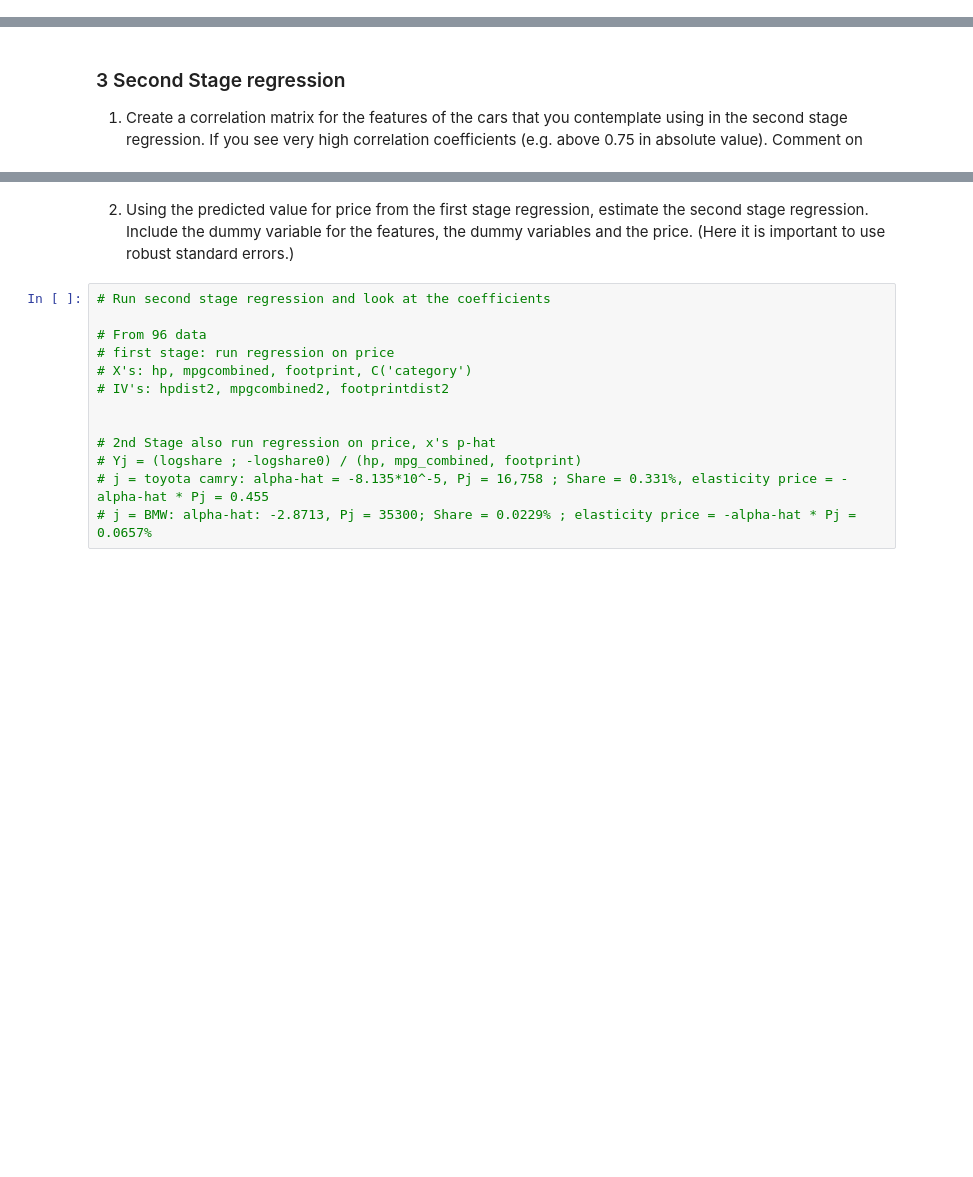
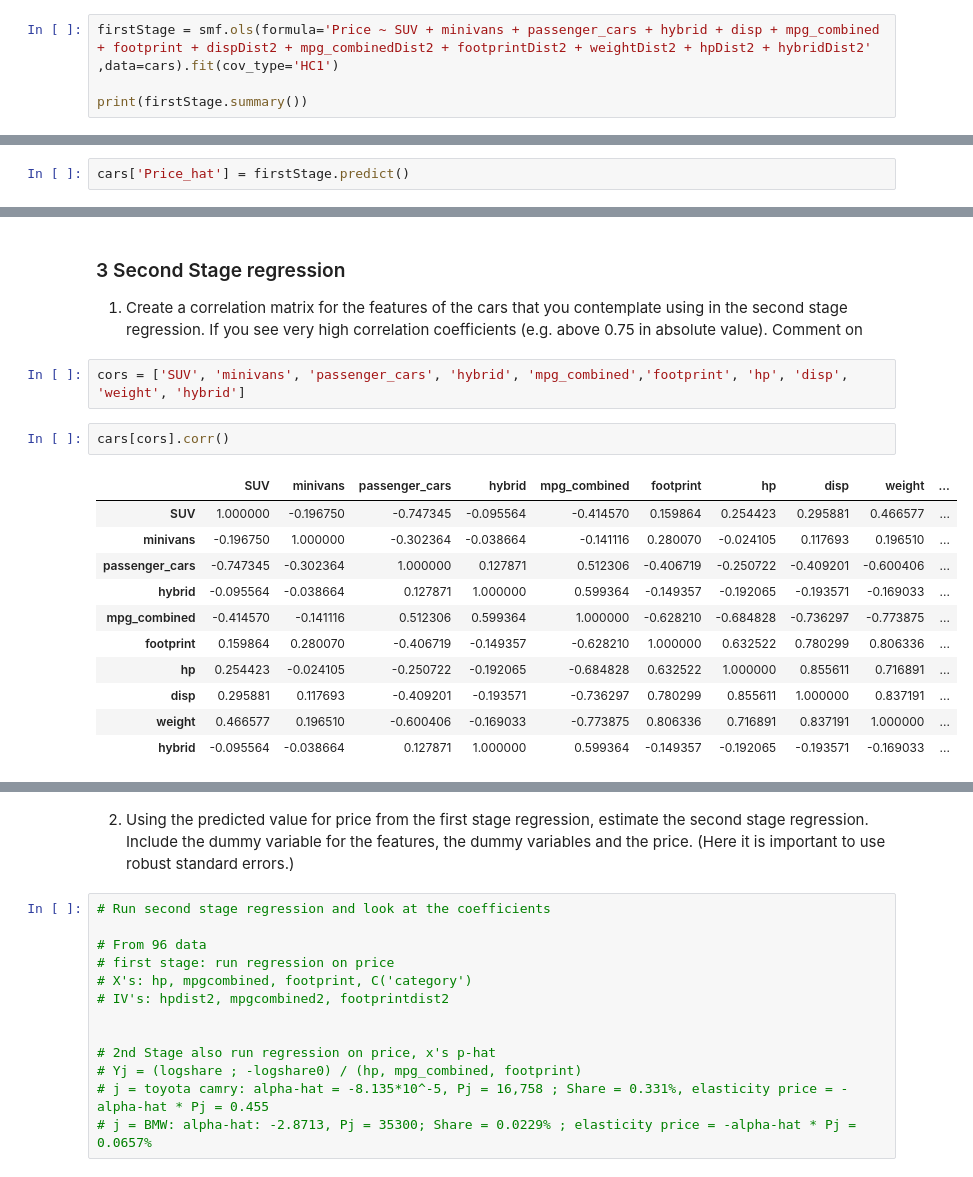
Before and after one commit to joshuamcurtis/DemandEstimationProject, a Jupyter notebook: DemandEstimationProject.ipynb, the cells around one changed output, grey strips where cells are left out. Saved outputs shown, nothing was run; the diff lists cells and outputs as text; blank space fills up the shorter version.

```diff
--- a/DemandEstimationProject.ipynb
+++ b/DemandEstimationProject.ipynb
@@ -470,2 +499,6 @@ strong multicollinearity or other numerical problems.
 # %% [markdown]
 2. estimate the first stage regression and save the predicted values.
+# %%
+firstStage = smf.ols(formula='Price ~ SUV + minivans + passenger_cars + hybrid + disp + mpg_combined + footprint + dispDist2 + mpg_combinedDist2 + footprintDist2 + weightDist2 + hpDist2 + hybridDist2' ,data=cars).fit(cov_type='HC1')
+
+print(firstStage.summary())
@@ -472,2 +523,4 @@ strong multicollinearity or other numerical problems.
+# %%
+cars['Price_hat'] = firstStage.predict()
 # %% [markdown]
 3. What is the R2 parameter of the first stage regression? Is it high enough to believe that the instrumental variables you included are relevant to predicting the price?
@@ -476,3 +539,19 @@ strong multicollinearity or other numerical problems.
 # %% [markdown]
 ### 3 Second Stage regression
 1. Create a correlation matrix for the features of the cars that you contemplate using in the second stage regression. If you see very high correlation coefficients (e.g. above 0.75 in absolute value). Comment on
+# %%
+cors = ['SUV', 'minivans', 'passenger_cars', 'hybrid', 'mpg_combined','footprint', 'hp', 'disp', 'weight', 'hybrid']
+# %%
+cars[cors].corr()
+# %% [output]
+|  | SUV | minivans | passenger_cars | hybrid | mpg_combined | footprint | hp | disp | weight | ... |
+| SUV | 1.000000 | -0.196750 | -0.747345 | -0.095564 | -0.414570 | 0.159864 | 0.254423 | 0.295881 | 0.466577 | ... |
+| minivans | -0.196750 | 1.000000 | -0.302364 | -0.038664 | -0.141116 | 0.280070 | -0.024105 | 0.117693 | 0.196510 | ... |
+| passenger_cars | -0.747345 | -0.302364 | 1.000000 | 0.127871 | 0.512306 | -0.406719 | -0.250722 | -0.409201 | -0.600406 | ... |
+| hybrid | -0.095564 | -0.038664 | 0.127871 | 1.000000 | 0.599364 | -0.149357 | -0.192065 | -0.193571 | -0.169033 | ... |
+| mpg_combined | -0.414570 | -0.141116 | 0.512306 | 0.599364 | 1.000000 | -0.628210 | -0.684828 | -0.736297 | -0.773875 | ... |
+| footprint | 0.159864 | 0.280070 | -0.406719 | -0.149357 | -0.628210 | 1.000000 | 0.632522 | 0.780299 | 0.806336 | ... |
+| hp | 0.254423 | -0.024105 | -0.250722 | -0.192065 | -0.684828 | 0.632522 | 1.000000 | 0.855611 | 0.716891 | ... |
+| disp | 0.295881 | 0.117693 | -0.409201 | -0.193571 | -0.736297 | 0.780299 | 0.855611 | 1.000000 | 0.837191 | ... |
+| weight | 0.466577 | 0.196510 | -0.600406 | -0.169033 | -0.773875 | 0.806336 | 0.716891 | 0.837191 | 1.000000 | ... |
+| hybrid | -0.095564 | -0.038664 | 0.127871 | 1.000000 | 0.599364 | -0.149357 | -0.192065 | -0.193571 | -0.169033 | ... |
```
Also changed, not shown: parts of 63 cells of this notebook, 1 other file.
